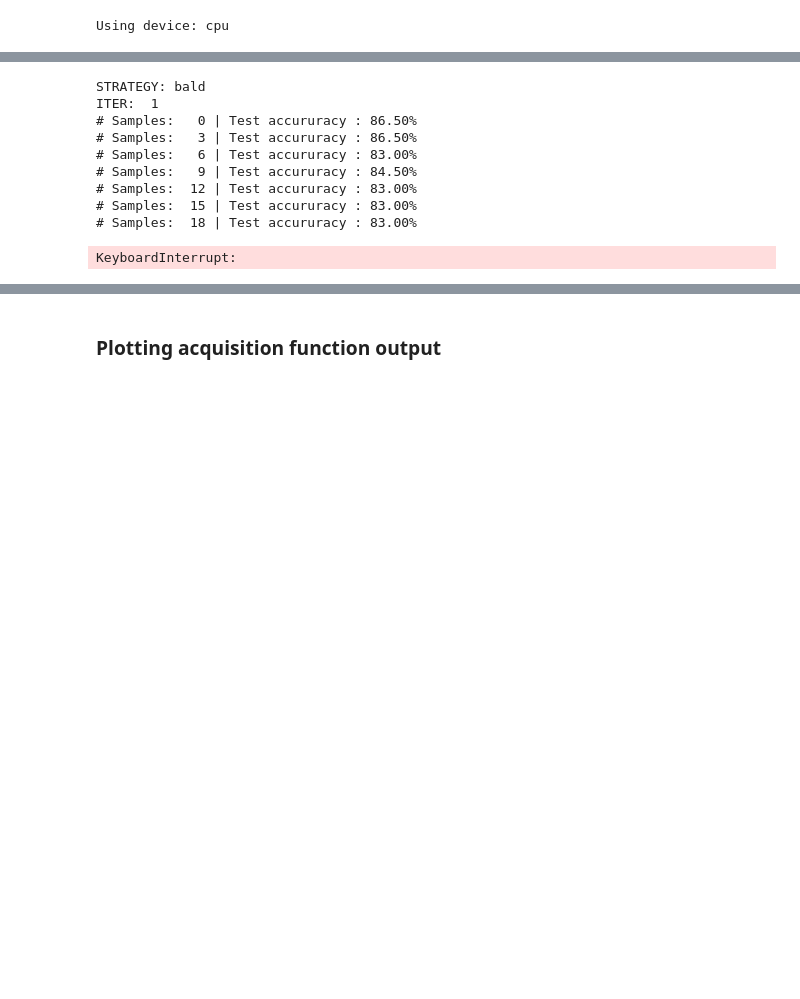
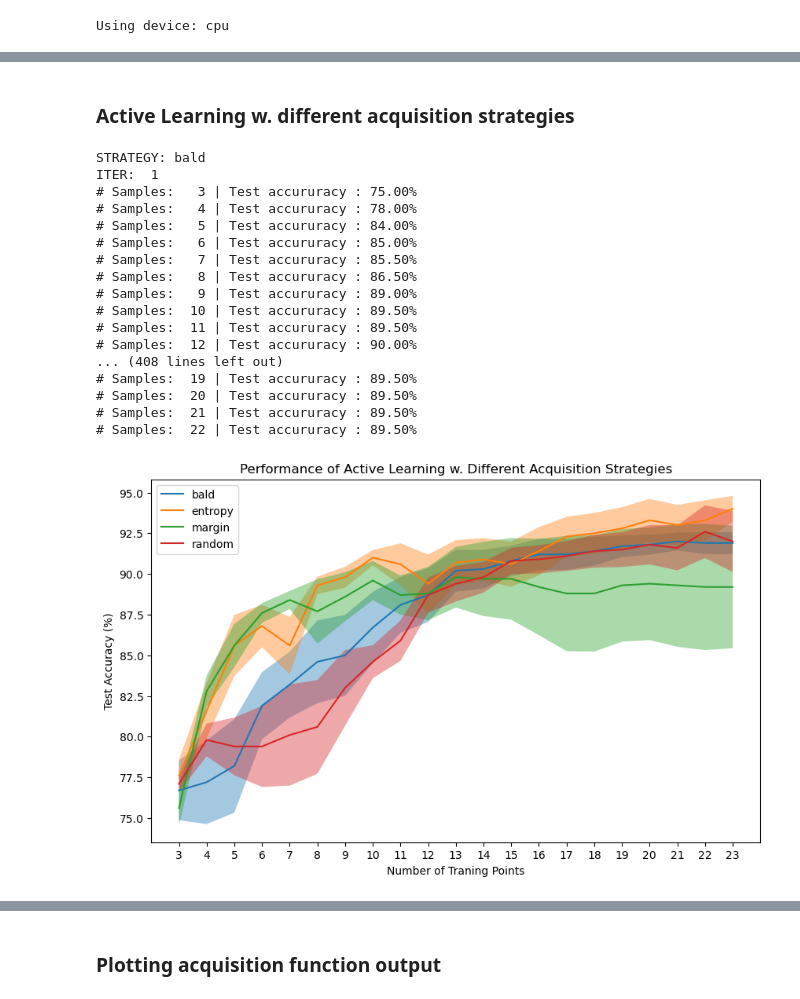
Before and after one commit to MadsBirch/bayesian-active-learning, a Jupyter notebook: notebooks/1.0 - TwoMoonsEDA.ipynb, the cells around one changed output, grey strips where cells are left out. Drawn from its saved outputs; the diff is of its cells as text; code cells hidden in the pictures; blank space fills up the shorter version.

```diff
--- a/notebooks/1.0 - TwoMoonsEDA.ipynb
+++ b/notebooks/1.0 - TwoMoonsEDA.ipynb
@@ -104,8 +142,6 @@ init_pool_idx = np.random.randint(0,1000, size = init_pool_size).tolist()
+# %% [markdown]
+### Active Learning w. different acquisition strategies
 # %%
-num_queries = 30
-query_size = 3
-lr = 1e-4
-
 query_dict = {
     'bald': {'acc_mean': [], 'acc_se': []},
     'random': {'acc_mean': [], 'acc_se': []},
@@ -118,9 +154,13 @@ save_dict = False
 plot = True
 
 n_iter = 5
-TEST_ACC = np.zeros((n_iter, num_queries))
+TEST_ACC = np.zeros((n_iter, num_queries+1))
 
-for s in strat_list:
+
+# seed list
+for r, s in enumerate(strat_list):
+    #torch.manual_seed(r)
+
     print(f'STRATEGY: {s}')
     for i in range(n_iter):
         print(f'ITER: {i+1:2d}')
@@ -135,55 +175,65 @@ for s in strat_list:
         labeled_loader = DataLoader(train_set, batch_size=batch_size, num_workers=0,
                                         sampler=SubsetRandomSampler(init_pool_idx), shuffle = False)
 
-        model = train(model, labeled_loader, optimizer, device, num_epochs=200, plot = False, printout = False)
+        model = train(model, labeled_loader, optimizer, device, num_epochs=300, plot = False, printout = False)
+        TEST_ACC[i,0] = test(model, testloader, device, display = False)
 
         for query in range(num_queries):
             # quering data points
-            sample_idx = query_the_oracle(model, train_set, device, query_strategy=s, query_size=query_size, T = 100, batch_size=batch_size)
+            sample_idx = query_the_oracle(model, train_set, device, query_strategy=s, query_size=query_size, T = T, batch_size=batch_size)
             train_set.update_mask(sample_idx)
             labeled_idx = np.where(train_set.unlabeled_mask == 0)[0]
             labeled_loader = DataLoader(train_set, batch_size=batch_size, num_workers=0,
                                         sampler=SubsetRandomSampler(labeled_idx), shuffle=False)
 
             # train model
             model = train(model,labeled_loader,optimizer, device, num_epochs=num_epochs, plot = False, printout = False)
 
             # test model
             test_acc = test(model, testloader, device, display = False)
-            TEST_ACC[i,query] = test_acc
+            TEST_ACC[i,query+1] = test_acc
 
-            print(f'# Samples: {query*query_size:3d} | Test accururacy : {test_acc:.2f}%')
+            print(f'# Samples: {init_pool_size + query*query_size:3d} | Test accururacy : {test_acc:.2f}%')
 
     query_dict[s]['acc_se'] = TEST_ACC.std(0)/np.sqrt(n_iter)
     query_dict[s]['acc_mean']  = TEST_ACC.mean(0)
 
 if save_dict:
     with open("QUERY_DICT_50", "wb") as fp:
         pickle.dump(query_dict, fp)
 
 if plot:
-    x = np.linspace(1,num_queries,num_queries)
+    x = np.arange(init_pool_size,num_queries+init_pool_size+1,dtype=int)
     plt.figure(figsize=(10,6))
 
     for s in strat_list:
         mean = query_dict[s]['acc_mean']
         std = query_dict[s]['acc_se']
         plt.plot(x, mean, label = s)
         plt.legend()
-        plt.title('Accuraucy Over n Samples Using Different Query Strategies')
-        plt.xlabel('Number of Query Points')
+        plt.title('Performance of Active Learning w. Different Acquisition Strategies')
+        plt.xlabel('Number of Traning Points')
         plt.ylabel('Test Accuracy (%)')
+        plt.xticks(x, x)
         plt.fill_between(x, mean+std, mean-std, alpha = 0.4)
-    plt.savefig('reports/figures/TwoMoons_results_5.png')
+    plt.savefig('reports/figures/TwoMoons_results_11.png')
     plt.show()
 # %% [output]
 STRATEGY: bald
 ITER:  1
-# Samples:   0 | Test accururacy : 86.50%
-# Samples:   3 | Test accururacy : 86.50%
-# Samples:   6 | Test accururacy : 83.00%
-# Samples:   9 | Test accururacy : 84.50%
-# Samples:  12 | Test accururacy : 83.00%
-# Samples:  15 | Test accururacy : 83.00%
-# Samples:  18 | Test accururacy : 83.00%
+# Samples:   3 | Test accururacy : 75.00%
+# Samples:   4 | Test accururacy : 78.00%
+# Samples:   5 | Test accururacy : 84.00%
+# Samples:   6 | Test accururacy : 85.00%
+# Samples:   7 | Test accururacy : 85.50%
+# Samples:   8 | Test accururacy : 86.50%
+# Samples:   9 | Test accururacy : 89.00%
+# Samples:  10 | Test accururacy : 89.50%
+# Samples:  11 | Test accururacy : 89.50%
+# Samples:  12 | Test accururacy : 90.00%
+... (408 lines left out)
+# Samples:  19 | Test accururacy : 89.50%
+# Samples:  20 | Test accururacy : 89.50%
+# Samples:  21 | Test accururacy : 89.50%
+# Samples:  22 | Test accururacy : 89.50%
-KeyboardInterrupt:
+[figure, added]
```
Also changed, not shown: parts of 26 cells of this notebook, 10 other files.
